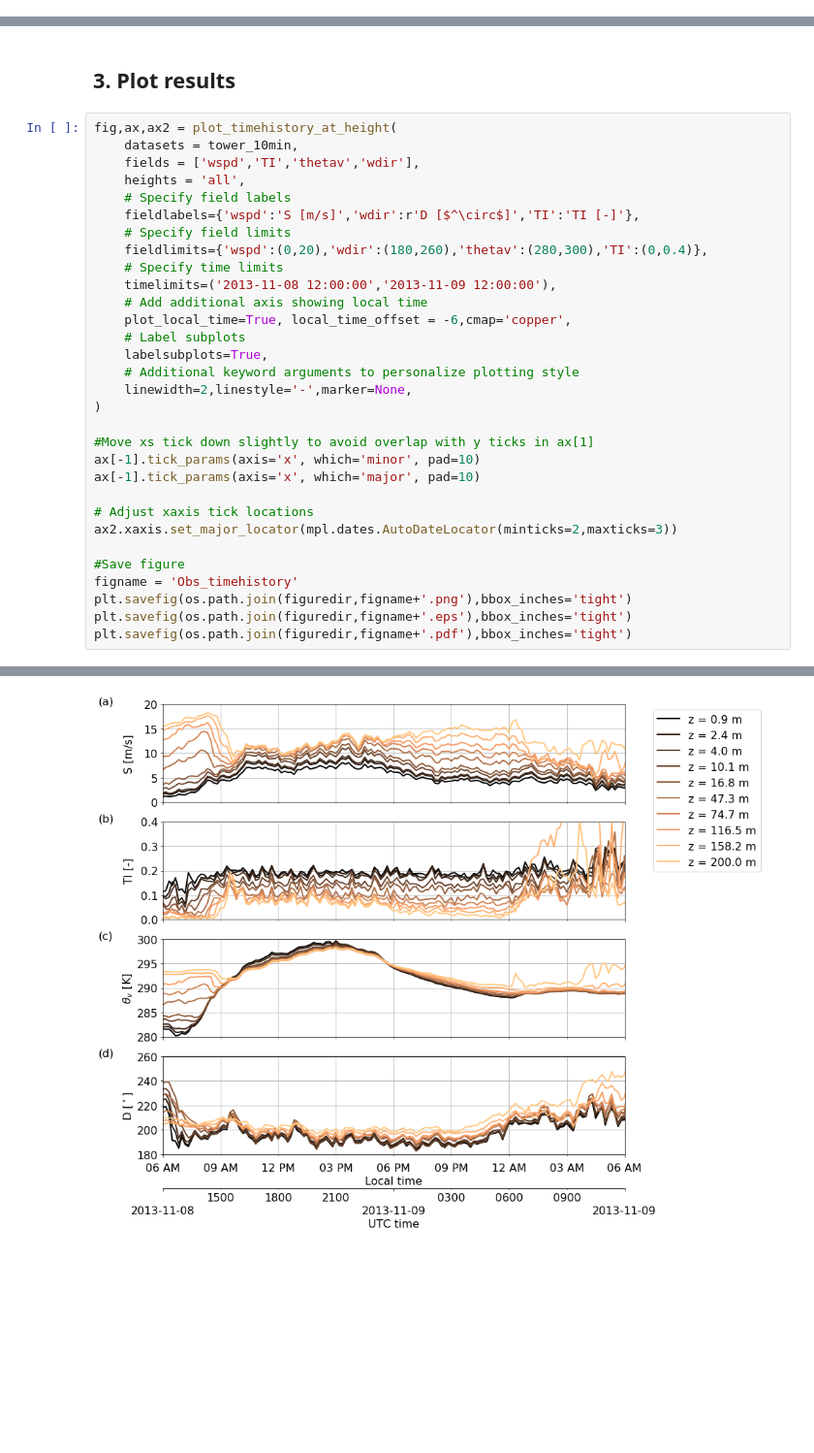
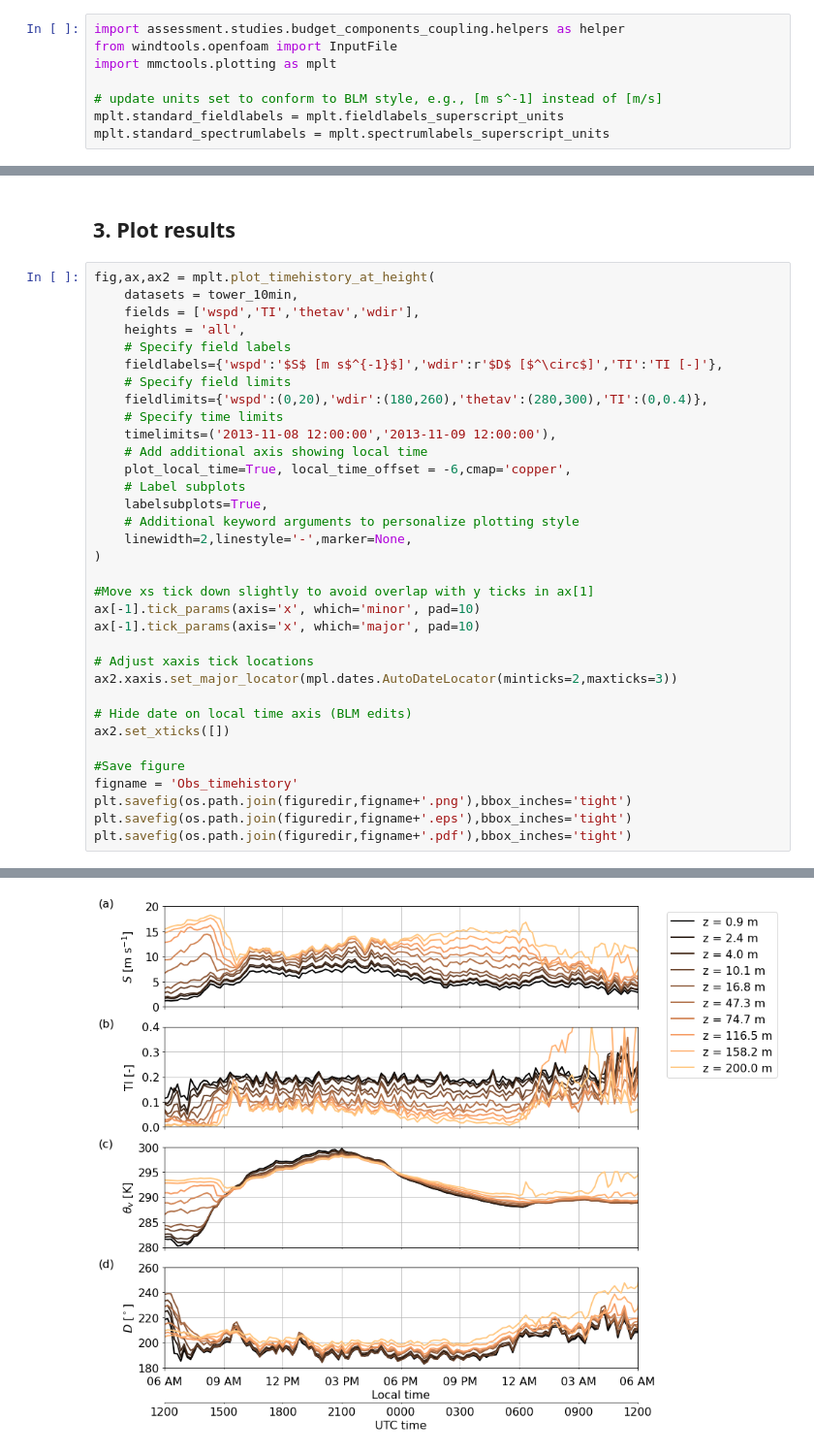
Before and after one commit to a2e-mmc/assessment, a Jupyter notebook: studies/budget_components_coupling/plot_observations.ipynb, the cells around one changed output, grey strips where cells are left out. Shown: that part at 97% size. Saved outputs shown, nothing was run; the diff lists cells and outputs as text; blank space fills up the shorter version.

```diff
--- a/studies/budget_components_coupling/plot_observations.ipynb
+++ b/studies/budget_components_coupling/plot_observations.ipynb
@@ -21,3 +17,11 @@ from windtools.openfoam import InputFile
+# %%
+import assessment.studies.budget_components_coupling.helpers as helper
+from windtools.openfoam import InputFile
+import mmctools.plotting as mplt
+
+# update units set to conform to BLM style, e.g., [m s^-1] instead of [m/s]
+mplt.standard_fieldlabels = mplt.fieldlabels_superscript_units
+mplt.standard_spectrumlabels = mplt.spectrumlabels_superscript_units
 # %%
 import matplotlib as mpl
 import matplotlib.dates as mdates
@@ -74,12 +78,12 @@ for fpath in fpaths:
 # %% [markdown]
 ## 3. Plot results
 # %%
-fig,ax,ax2 = plot_timehistory_at_height(
+fig,ax,ax2 = mplt.plot_timehistory_at_height(
     datasets = tower_10min,
     fields = ['wspd','TI','thetav','wdir'],
     heights = 'all',
     # Specify field labels
-    fieldlabels={'wspd':'S [m/s]','wdir':r'D [$^\circ$]','TI':'TI [-]'},
+    fieldlabels={'wspd':'$S$ [m s$^{-1}$]','wdir':r'$D$ [$^\circ$]','TI':'TI [-]'},
     # Specify field limits
     fieldlimits={'wspd':(0,20),'wdir':(180,260),'thetav':(280,300),'TI':(0,0.4)},
     # Specify time limits
@@ -99,6 +103,9 @@ ax[-1].tick_params(axis='x', which='major', pad=10)
 # Adjust xaxis tick locations
 ax2.xaxis.set_major_locator(mpl.dates.AutoDateLocator(minticks=2,maxticks=3))
 
+# Hide date on local time axis (BLM edits)
+ax2.set_xticks([])
+
 #Save figure
 figname = 'Obs_timehistory'
 plt.savefig(os.path.join(figuredir,figname+'.png'),bbox_inches='tight')
@@ -112,3 +117,3 @@ The PostScript backend does not support transparency; partially transparent arti
-[figure, old version]
+[figure, new version]
 # %% [markdown]
 ### new plots
```
Also changed, not shown: parts of 5 cells of this notebook.
